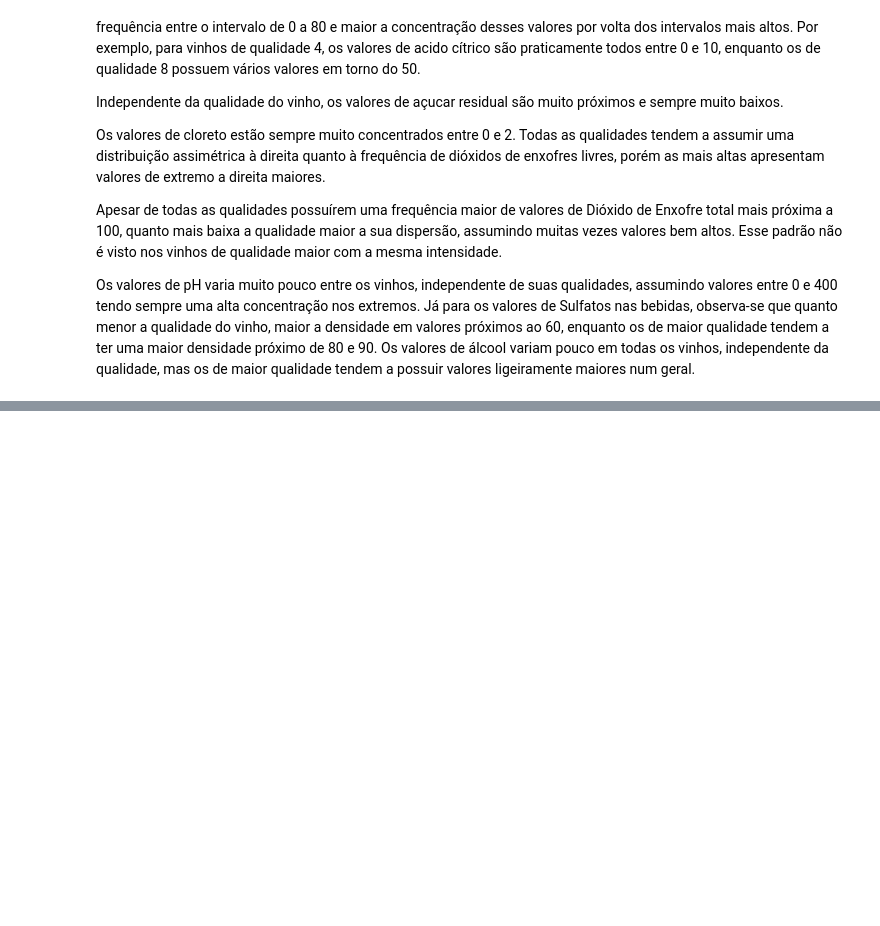
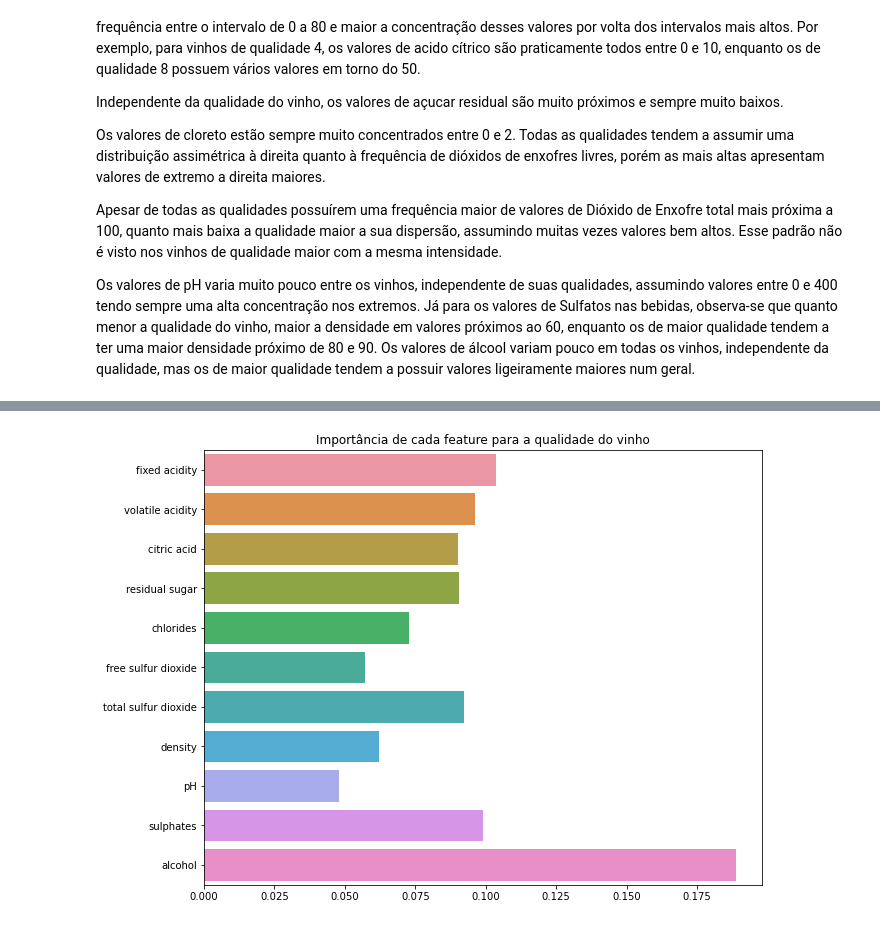
Before and after one commit to insper-classroom/22-2a-cd-p2-grupo_henriques_e_lari, a Jupyter notebook: Histogramas Projeto 2.ipynb, the cells around one changed output, grey strips where cells are left out. Cells and saved outputs as stored; diff of their text form; code cells hidden in the pictures; blank space fills up the shorter version.

```diff
--- a/Histogramas Projeto 2.ipynb
+++ b/Histogramas Projeto 2.ipynb
@@ -29,5 +29,3 @@ vinho.head(5)
 | 2 | 78 | 76 | 4 | 23 | 92 | 150 | ... |
 | 3 | 112 | 28 | 56 | 19 | 75 | 170 | ... |
 | 4 | 74 | 7 | 0 | 19 | 76 | 110 | ... |
-# %%
-vinho = vinho.drop(["Id"], axis=1)
@@ -657,0 +666,7 @@ NameError: name 'vinho' is not defined
+# %%
+relevancia_features = pd.Series(data = decision_maker.feature_importances_, index = vinho_vars.columns)
+plt.figure(figsize = (10, 8))
+sns.barplot(x = relevancia_features, y = relevancia_features.index, orient='h').set_title('Importância de cada feature para a qualidade do vinho')
+plt.show()
+# %% [output]
+[figure, added]
```
Also changed, not shown: parts of 10 cells of this notebook.
